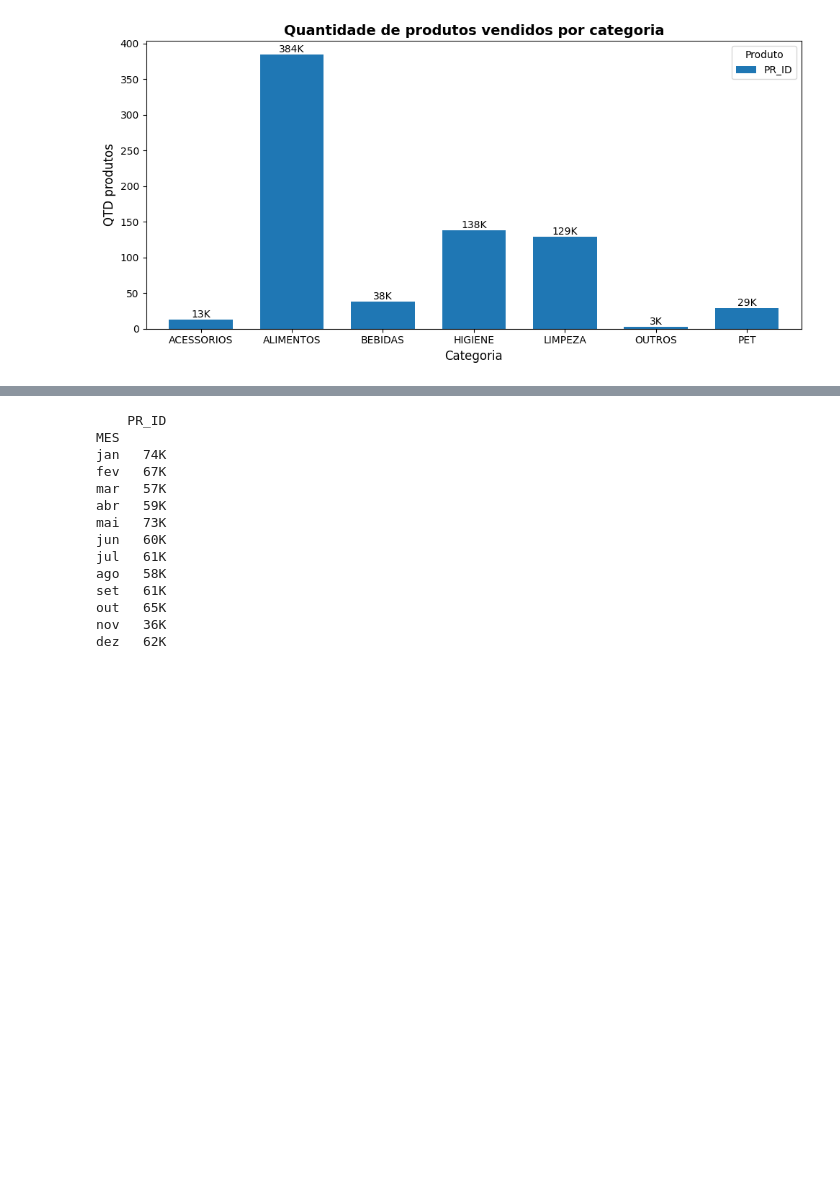
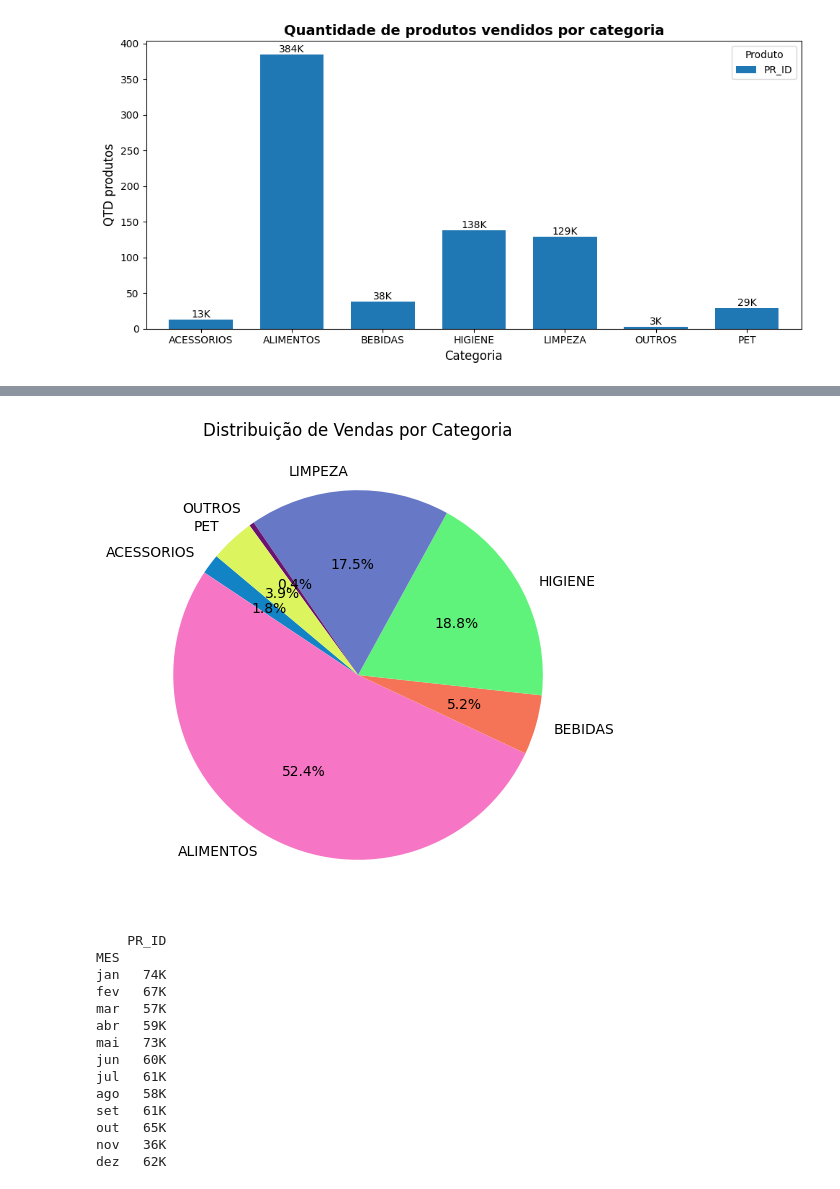
Before and after one commit to RenataFernandes-jpg/https---github.com-RenataFernandes-jpg-Miniprojeto_RenataFernandes_T2, a Jupyter notebook: Notebook/Projeto Varejo.ipynb, the cells around one changed output, grey strips where cells are left out. Saved outputs shown, nothing was run; the diff lists cells and outputs as text; code cells hidden in the pictures; blank space fills up the shorter version.

```diff
--- a/Notebook/Projeto Varejo.ipynb
+++ b/Notebook/Projeto Varejo.ipynb
@@ -221,3 +221,16 @@ plt.tight_layout()
 plt.show()
 # %% [output]
 [figure]
+# %%
+#Analise da qtd de produtos vendidos por categoria
+QTD_CAT2 = pd.pivot_table(
+    df_var2,
+    values="PR_ID",
+    index="PR_CAT",
+    aggfunc="count",
+    fill_value=0
+)
+
+QTD_CAT2 = QTD_CAT2 / 1000
+print(QTD_CAT2.map('{:,.0f}K'.format))
+print()
@@ -224 +247,18 @@ plt.show()
+# %%
+cores = ["#1284C6","#F775C5","#F57457","#60F37B","#6678C6","#6A1370","#DCF55E"]
+
+QTD_CAT2.plot.pie(
+    y="PR_ID",
+    autopct='%.1f%%',
+    figsize=(8, 6),
+    colors=cores,
+    startangle=140,
+    legend=False
+)
+
+plt.title('Distribuição de Vendas por Categoria')
+plt.ylabel('')
+plt.show()
+# %% [output]
+[figure, added]
 # %%
```
Also changed, not shown: parts of 9 cells of this notebook.
